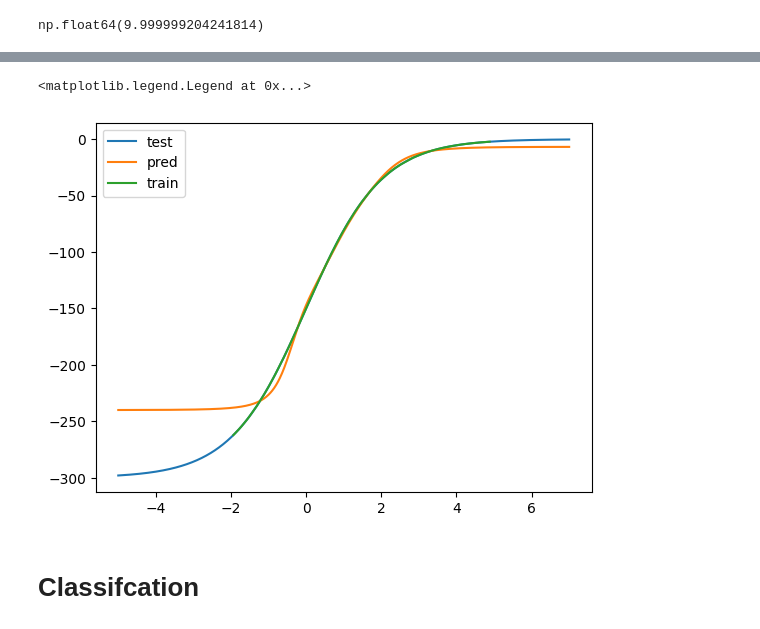
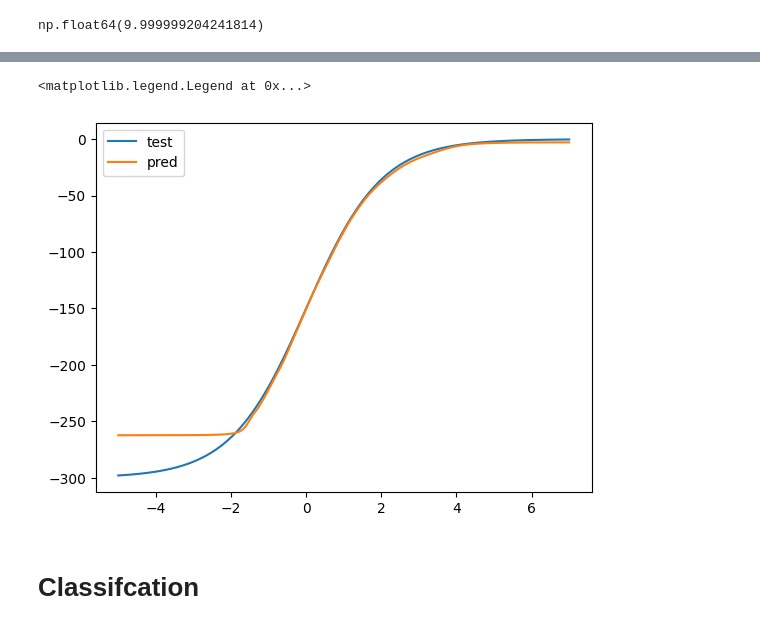
Before and after one commit to Bieslaw/NeuronProject, a Jupyter notebook: Projekt1_test1.ipynb, the cells around one changed output, grey strips where cells are left out. Drawn from its saved outputs; the diff is of its cells as text; code cells hidden in the pictures.

```diff
--- a/Projekt1_test1.ipynb
+++ b/Projekt1_test1.ipynb
@@ -115,12 +115,13 @@ class NeuralNet:
                 neuron.generate_param_grad()
         return error
 
-    def train_regre(self, X, Y, learning_rate=0.05, epochs = 50, print_logs = False):
-        n = len(X)
+    def train_regre(self, X, Y, learning_rate=0.05, epochs = 50, print_logs = False, batch_size=50):
+        n = min(batch_size, len(X))
         for k in range(epochs):
             tot_error = 0
             tot_grad = [(0, 0) for neuron in self.neurons]
-            for x, y in zip(X, Y):
+            batch_ind = self.rng.integers(low = 0, high = len(X), size = n)
+            for x, y in zip(X[batch_ind], Y[batch_ind]):
                 tot_error+=self.backprop_single_input(x, y)
                 tot_grad = [(grad[0] + neuron.w_grad, grad[1] + neuron.b_grad)
                             for grad, neuron in zip(tot_grad, self.neurons)]
@@ -150,12 +151,13 @@ class NeuralNet:
         return error
 
 
-    def train_class(self, X, Y, learning_rate=0.05, epochs=50, print_logs = False):
-        n = len(X)
+    def train_class(self, X, Y, learning_rate=0.05, epochs=50, print_logs = False, batch_size = 50):
+        n = min(batch_size, len(X))
         for k in range(epochs):
             tot_error = 0
             tot_grad = [(0, 0) for neuron in self.neurons]
-            for x, y in zip(X, Y):
+            batch_ind = self.rng.integers(low = 0, high = len(X), size = n)
+            for x, y in zip(X[batch_ind], Y[batch_ind]):
                 tot_error+=self.backprop_binary_input(x, y)
                 tot_grad = [(grad[0] + neuron.w_grad, grad[1] + neuron.b_grad)
                             for grad, neuron in zip(tot_grad, self.neurons)]
@@ -189,15 +191,15 @@ net.predict_regre(x)
 # %% [output]
 np.float64(9.999999204241814)
 # %%
-train_data = np.genfromtxt('./projekt1/regression/data.activation.train.100.csv', delimiter=',')
-test_data = np.genfromtxt('./projekt1/regression/data.activation.test.100.csv', delimiter=',')
+train_data = np.genfromtxt('./projekt1/regression/data.activation.train.1000.csv', delimiter=',')
+test_data = np.genfromtxt('./projekt1/regression/data.activation.test.1000.csv', delimiter=',')
 X_train = train_data[1:, 0]
 Y_train = train_data[1:, 1]
 X_test = test_data[1:, 0]
 Y_test = test_data[1:, 1]
 
-net = NeuralNet(hidden_layers=2,number_of_neurons_in_layer=30,input_dim=1)
-net.train_regre(X_train, Y_train, learning_rate=0.003, epochs=200, print_logs=True)
+net = NeuralNet(hidden_layers=3,number_of_neurons_in_layer=30,input_dim=1)
+net.train_regre(X_train, Y_train, learning_rate=0.01, epochs=1000, print_logs=True)
 
 print(f"RMSE on train data {evaluate_model_regre(net, X_train, Y_train)}")
 print(f"RMSE on test data {evaluate_model_regre(net, X_test, Y_test)}")
@@ -222,14 +224,13 @@ RMSE on test data 25.20389178419844
 # %%
 import matplotlib.pyplot as plt
 ind = np.argsort(X_train)
 plt.plot(X_test, Y_test, label = 'test')
 Y_pred = [net.predict_regre(x) for x in X_test]
 plt.plot(X_test, Y_pred, label = 'pred')
-plt.plot(X_train[ind], Y_train[ind], label = 'train')
 plt.legend()
 # %% [output]
 <matplotlib.legend.Legend at 0x...>
-[figure, old version]
+[figure, new version]
 # %% [markdown]
 # Classifcation
 # %%
```
Also changed, not shown: parts of 3 cells of this notebook.
